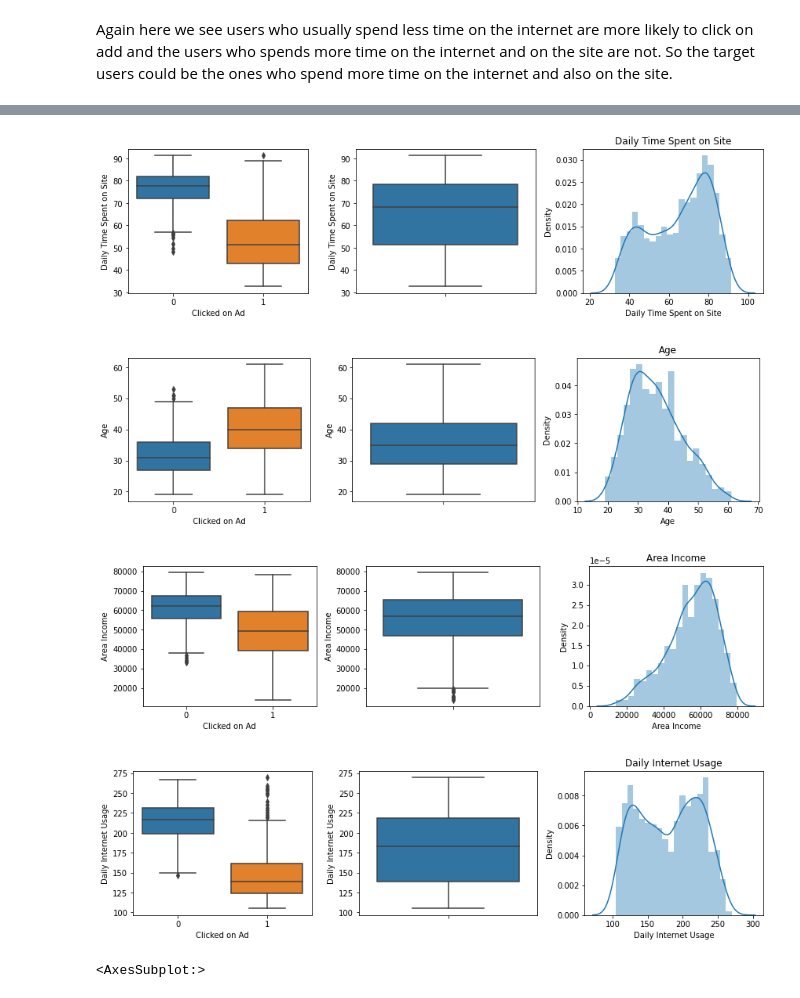
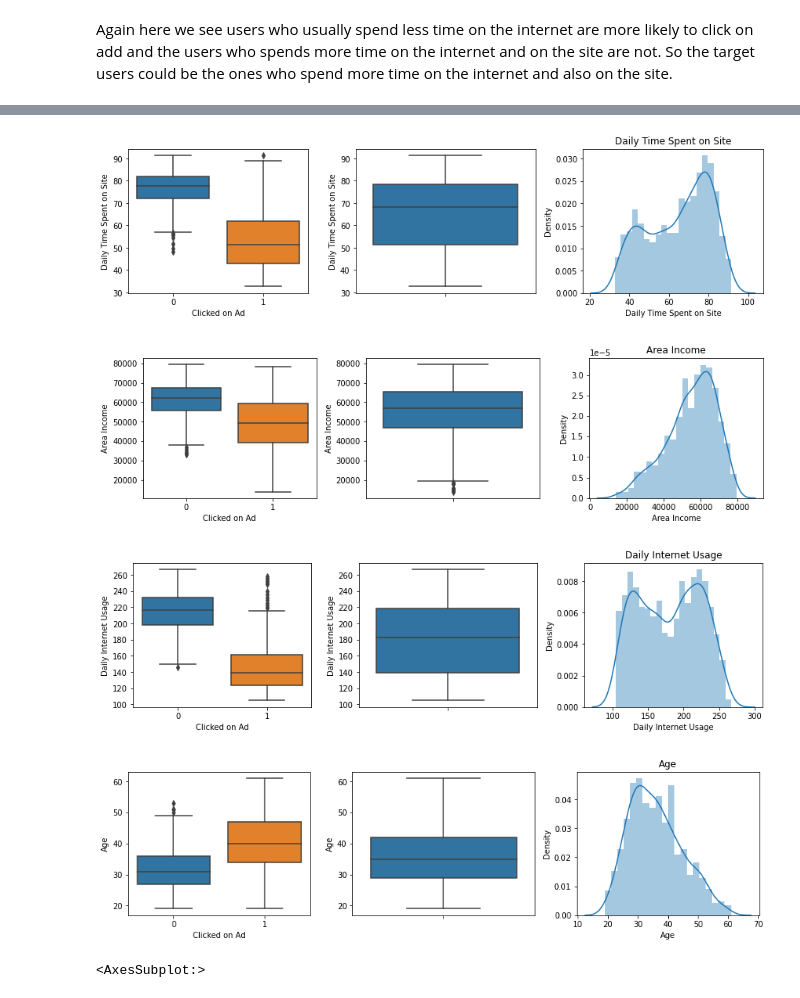
Before and after one commit to afrojaakter/Kaggle-Competitions, a Jupyter notebook: customer ad click prediction/customer-ad-click-prediction.ipynb, the cells around one changed output, grey strips where cells are left out. Drawn from its saved outputs; the diff is of its cells as text; code cells hidden in the pictures.

```diff
--- a/customer ad click prediction/customer-ad-click-prediction.ipynb
+++ b/customer ad click prediction/customer-ad-click-prediction.ipynb
@@ -25,7 +25,7 @@ import missingno
 # %% [markdown]
 ### Import data
 # %%
-df = pd.read_csv('../input/d/tbyrnes/advertising/advertising.csv')
+df = pd.read_csv('../input/addclickwithnullvalues/advertising_null_value.csv')
 df.head()
 # %% [output]
 |  | Daily Time Spent on Site | Age | Area Income | Daily Internet Usage | Ad Topic Line | City | Male | ... |
@@ -169,25 +290,28 @@ Again the users with higher area income who more likely to spend longer time on
 # %%
-plots = ['Daily Time Spent on Site', 'Age',
-         'Area Income','Daily Internet Usage']
+import warnings
+warnings.filterwarnings('ignore')
+
+plots = ['Daily Time Spent on Site',
+         'Area Income','Daily Internet Usage', 'Age']
 for i in plots:
     plt.figure(figsize=(12,6))
 
     plt.subplot(2,3,1)
     sns.boxplot(data=df,x = 'Clicked on Ad', y=i)
 
     plt.subplot(2,3,2)
     sns.boxplot(data=df,y=i)
 
     plt.subplot(2,3,3)
     sns.distplot(df[i],bins=20)
     plt.tight_layout()
     plt.title(i)
     plt.show()
 # %% [output]
 [figure]
-[figure, old version]
+[figure, new version]
-[figure, old version]
+[figure, new version]
-[figure, old version]
+[figure, new version]
 # %%
 fig = plt.figure(figsize=(12,10))
 sns.heatmap(df.corr(), annot=True)
```
Also changed, not shown: parts of 62 cells of this notebook.
